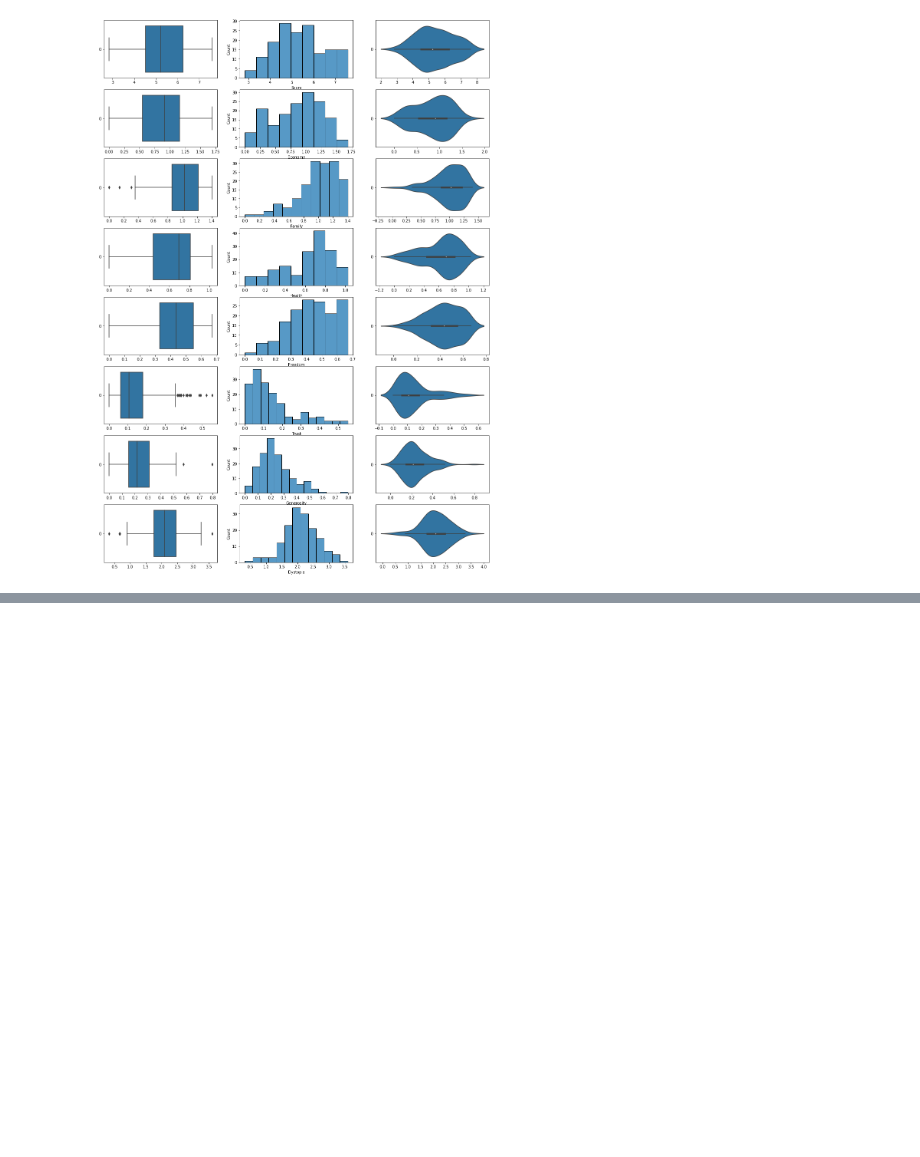
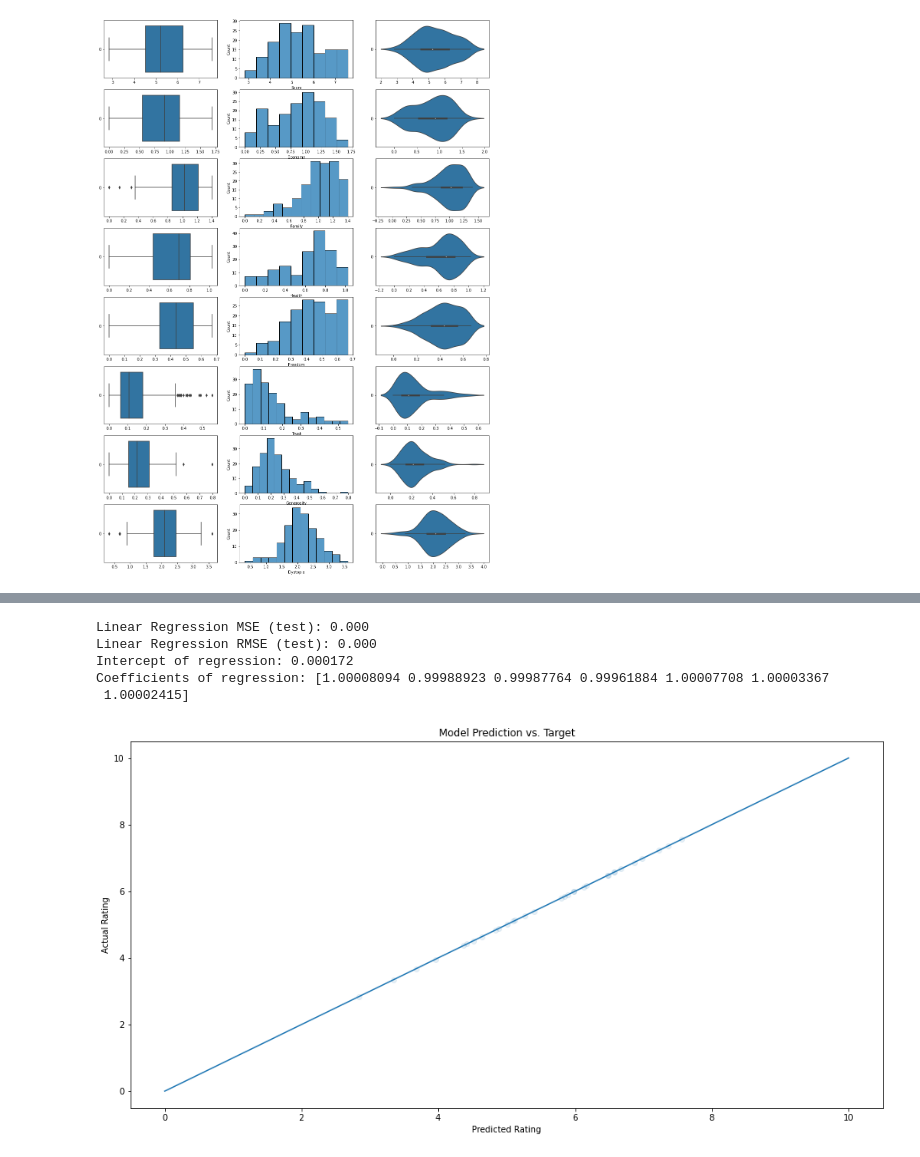
Before and after one commit to xaynezz/1015, a Jupyter notebook: notebooks/eda.ipynb, the cells around one changed output, grey strips where cells are left out. Cells and saved outputs as stored; diff of their text form; code cells hidden in the pictures; blank space fills up the shorter version.

Commit message:
Add files via upload
-Refactored EDA code to make it presentable
- Did 5 Regression models to find best

```diff
--- a/notebooks/eda.ipynb
+++ b/notebooks/eda.ipynb
@@ -296,0 +218,4 @@ This is the geographic plot for Health.
+# %%
+X = compare[["Economy","Family","Health","Freedom","Trust","Generosity","Dystopia"]]
+y = compare['Score']
+print(X.shape, y.shape)
@@ -296,0 +224,5 @@ This is the geographic plot for Health.
+# %%
+from sklearn.model_selection import train_test_split
+
+# Getting and Using the same train test split for all regression models
+X_train, X_test, y_train, y_test = train_test_split(X, y, test_size = 0.2, random_state = 100)
@@ -296,0 +232,5 @@ This is the geographic plot for Health.
+# %%
+from sklearn.linear_model import LinearRegression
+
+lr = LinearRegression()
+lr.fit(X_train, y_train)
@@ -296,0 +262,24 @@ This is the geographic plot for Health.
+# %%
+from sklearn.metrics import mean_squared_error
+
+# Predict test set and calculate mean squared error
+predict = lr.predict(X_test)
+print(f"Linear Regression MSE (test): {mean_squared_error(y_test, predict):.3f}")
+print(f"Linear Regression RMSE (test): {np.sqrt(mean_squared_error(y_test, predict)):.3f}")
+print(f"Intercept of regression: {lr.intercept_:3f}")
+print(f"Coefficients of regression:", lr.coef_)
+# %% [output]
+Linear Regression MSE (test): 0.000
+Linear Regression RMSE (test): 0.000
+Intercept of regression: 0.000172
+Coefficients of regression: [1.00008094 0.99988923 0.99987764 0.99961884 1.00007708 1.00003367
+ 1.00002415]
+# %%
+f = plt.figure(figsize=(16, 8))
+plt.scatter(predict, y_test, alpha = 0.1)
+plt.plot(np.linspace(0, 10), np.linspace(0, 10))
+plt.title('Model Prediction vs. Target')
+plt.xlabel('Predicted Rating')
+plt.ylabel('Actual Rating');
+# %% [output]
+[figure, added]
```
Also changed, not shown: parts of 77 cells of this notebook.
